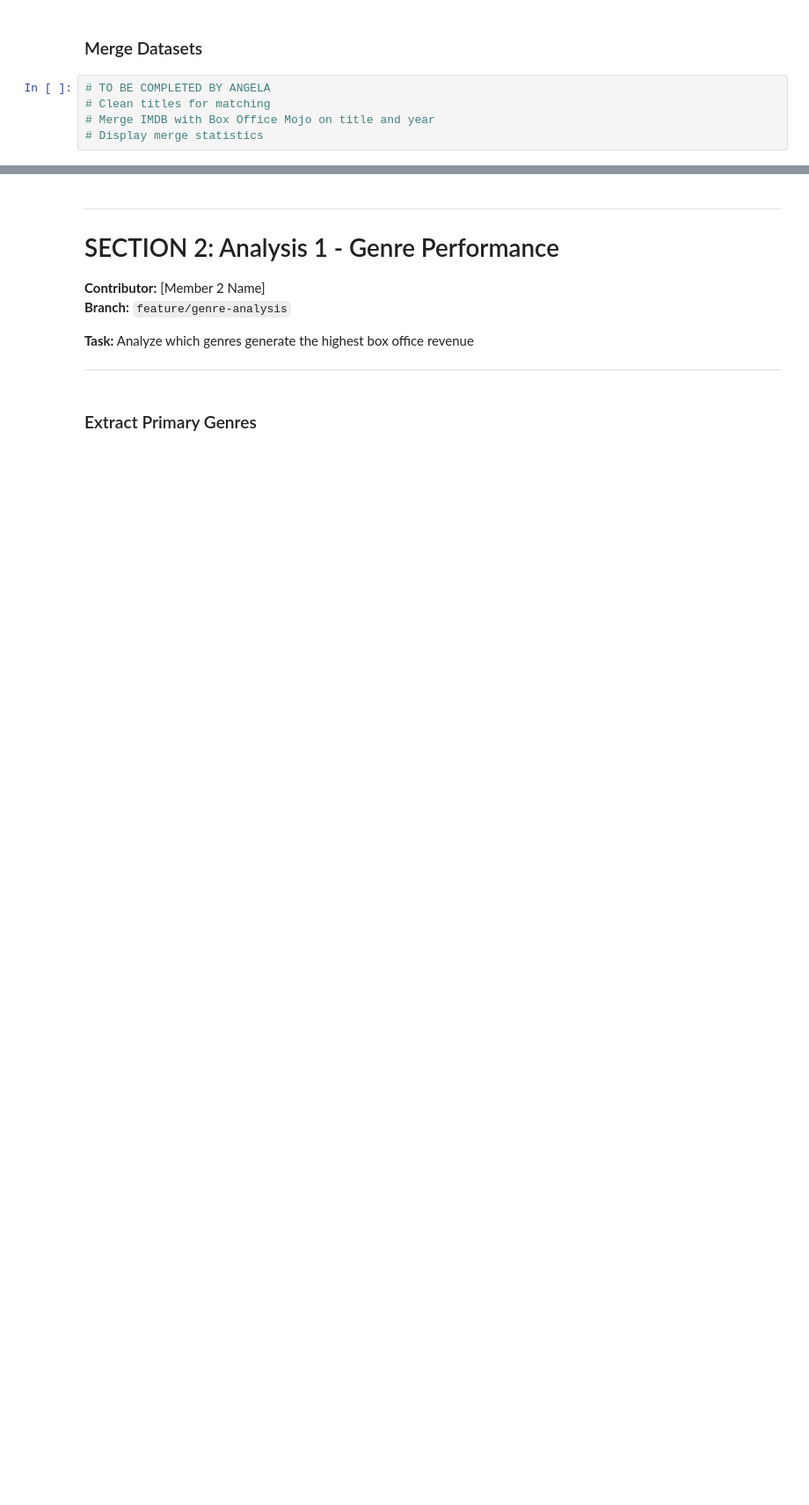
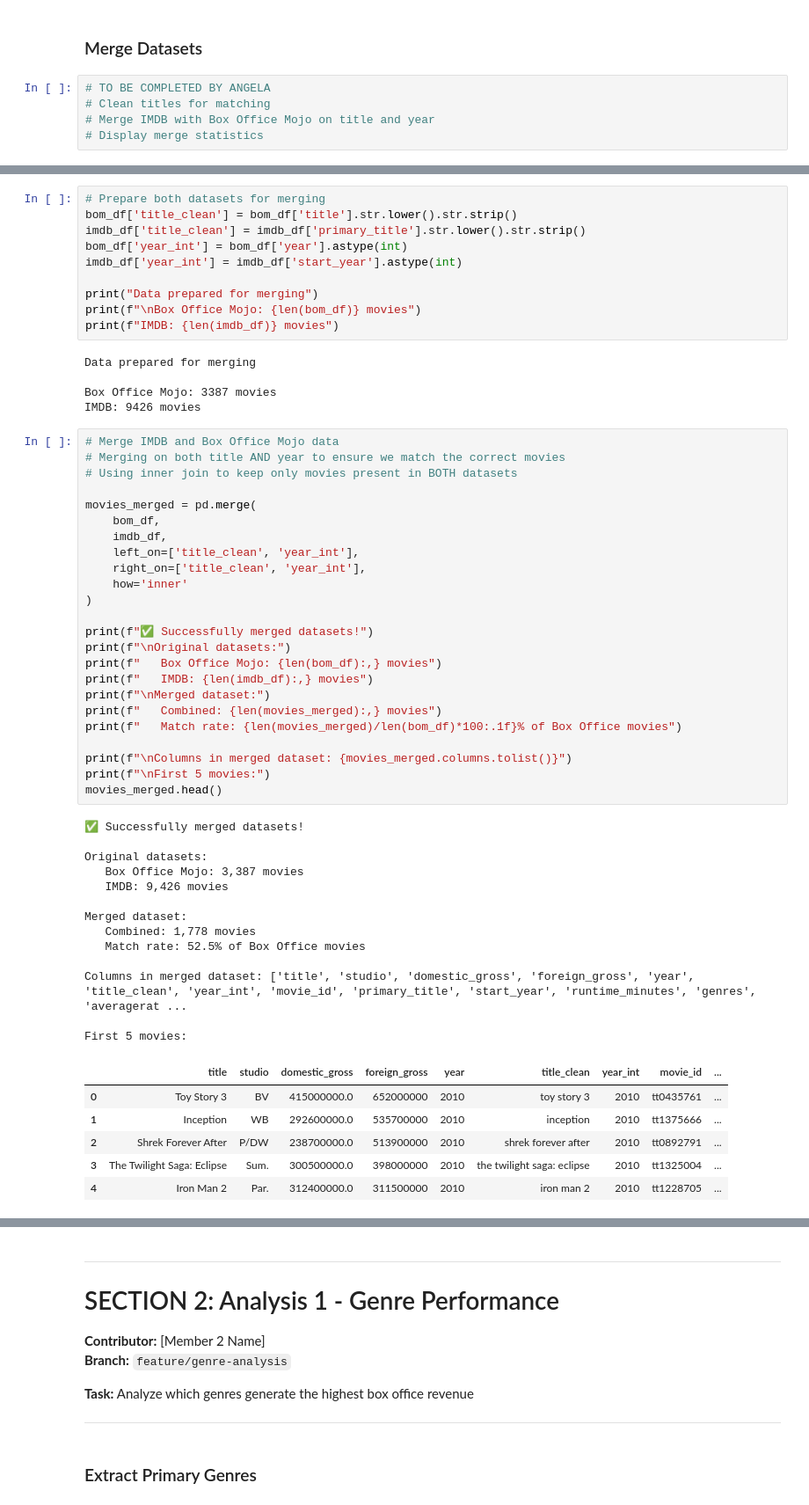
Before and after one commit to mkxangie/Movie-Studio-Group5-Project, a Jupyter notebook: movie_studio_group_project.ipynb, the cells around one changed output, grey strips where cells are left out. Shown: that part at 88% size. Saved outputs shown, nothing was run; the diff lists cells and outputs as text; blank space fills up the shorter version.

```diff
--- a/movie_studio_group_project.ipynb
+++ b/movie_studio_group_project.ipynb
@@ -59,0 +263,59 @@ warnings.filterwarnings('ignore')
+# %%
+# Prepare both datasets for merging
+bom_df['title_clean'] = bom_df['title'].str.lower().str.strip()
+imdb_df['title_clean'] = imdb_df['primary_title'].str.lower().str.strip()
+bom_df['year_int'] = bom_df['year'].astype(int)
+imdb_df['year_int'] = imdb_df['start_year'].astype(int)
+
+print("Data prepared for merging")
+print(f"\nBox Office Mojo: {len(bom_df)} movies")
+print(f"IMDB: {len(imdb_df)} movies")
+# %% [output]
+Data prepared for merging
+
+Box Office Mojo: 3387 movies
+IMDB: 9426 movies
+# %%
+# Merge IMDB and Box Office Mojo data
+# Merging on both title AND year to ensure we match the correct movies
+# Using inner join to keep only movies present in BOTH datasets
+
+movies_merged = pd.merge(
+    bom_df,
+    imdb_df,
+    left_on=['title_clean', 'year_int'],
+    right_on=['title_clean', 'year_int'],
+    how='inner'
+)
+
+print(f"✅ Successfully merged datasets!")
+print(f"\nOriginal datasets:")
+print(f"   Box Office Mojo: {len(bom_df):,} movies")
+print(f"   IMDB: {len(imdb_df):,} movies")
+print(f"\nMerged dataset:")
+print(f"   Combined: {len(movies_merged):,} movies")
+print(f"   Match rate: {len(movies_merged)/len(bom_df)*100:.1f}% of Box Office movies")
+
+print(f"\nColumns in merged dataset: {movies_merged.columns.tolist()}")
+print(f"\nFirst 5 movies:")
+movies_merged.head()
+# %% [output]
+✅ Successfully merged datasets!
+
+Original datasets:
+   Box Office Mojo: 3,387 movies
+   IMDB: 9,426 movies
+
+Merged dataset:
+   Combined: 1,778 movies
+   Match rate: 52.5% of Box Office movies
+
+Columns in merged dataset: ['title', 'studio', 'domestic_gross', 'foreign_gross', 'year', 'title_clean', 'year_int', 'movie_id', 'primary_title', 'start_year', 'runtime_minutes', 'genres', 'averagerat ...
+
+First 5 movies:
+|  | title | studio | domestic_gross | foreign_gross | year | title_clean | year_int | movie_id | ... |
+| 0 | Toy Story 3 | BV | 415000000.0 | 652000000 | 2010 | toy story 3 | 2010 | tt0435761 | ... |
+| 1 | Inception | WB | 292600000.0 | 535700000 | 2010 | inception | 2010 | tt1375666 | ... |
+| 2 | Shrek Forever After | P/DW | 238700000.0 | 513900000 | 2010 | shrek forever after | 2010 | tt0892791 | ... |
+| 3 | The Twilight Saga: Eclipse | Sum. | 300500000.0 | 398000000 | 2010 | the twilight saga: eclipse | 2010 | tt1325004 | ... |
+| 4 | Iron Man 2 | Par. | 312400000.0 | 311500000 | 2010 | iron man 2 | 2010 | tt1228705 | ... |
```
Also changed, not shown: parts of 19 cells of this notebook.
